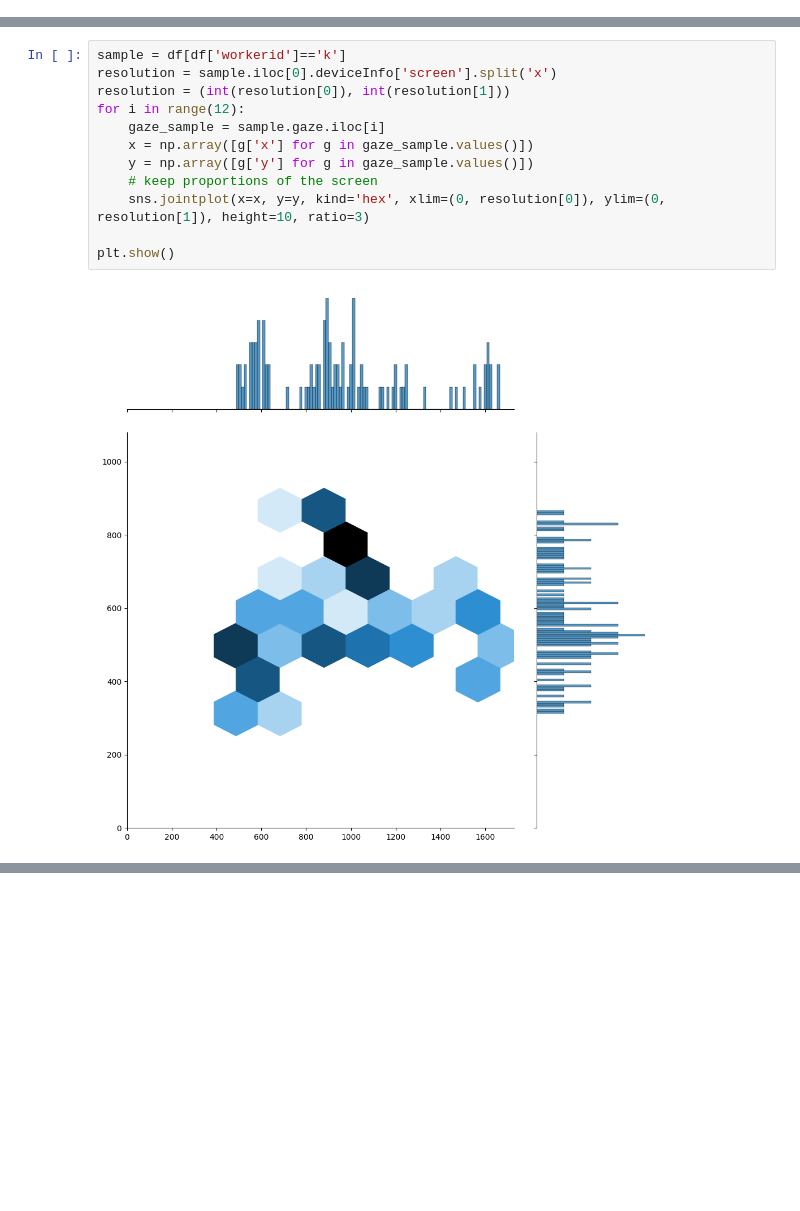
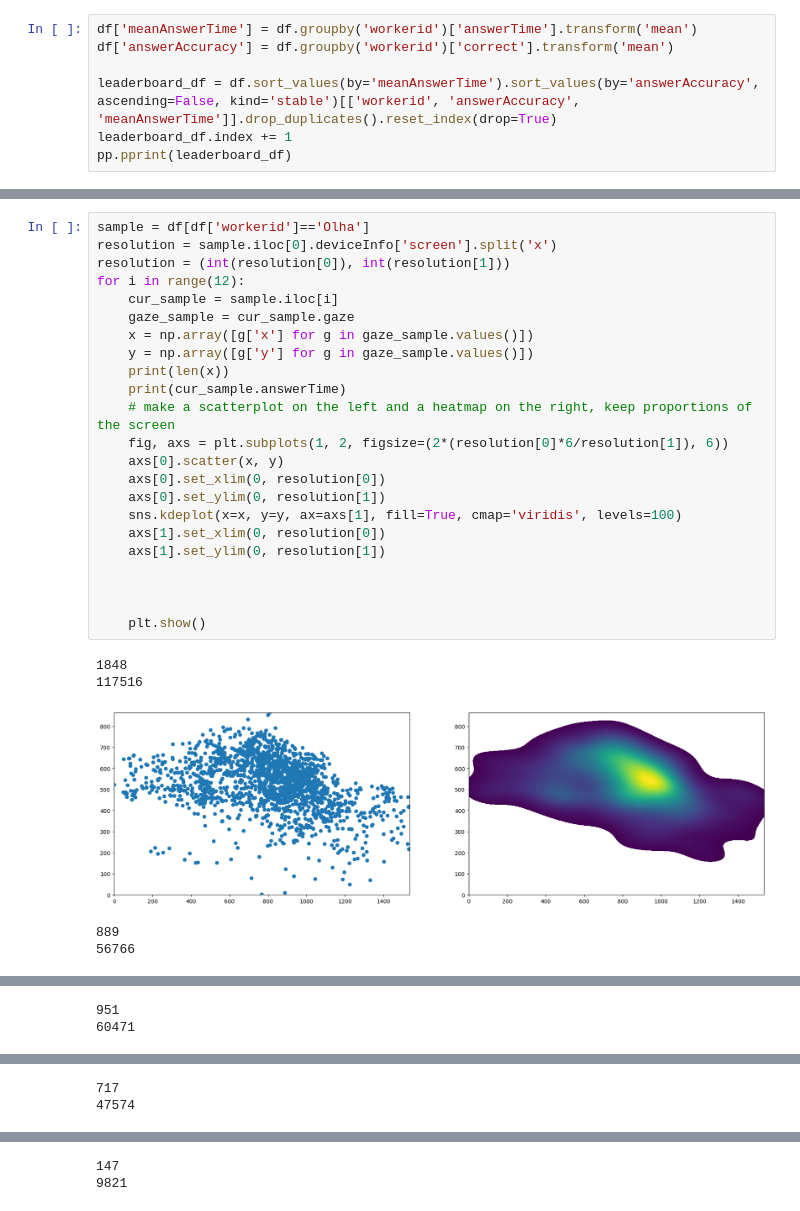
Before and after one commit to GAtemROU/Thesis-Project, a Jupyter notebook: analysis/heatmap_gen.ipynb, the cells around one changed output, grey strips where cells are left out. Saved outputs shown, nothing was run; the diff lists cells and outputs as text; blank space fills up the shorter version.

```diff
--- a/analysis/heatmap_gen.ipynb
+++ b/analysis/heatmap_gen.ipynb
@@ -46,0 +71,7 @@ df
+# %%
+df['meanAnswerTime'] = df.groupby('workerid')['answerTime'].transform('mean')
+df['answerAccuracy'] = df.groupby('workerid')['correct'].transform('mean')
+
+leaderboard_df = df.sort_values(by='meanAnswerTime').sort_values(by='answerAccuracy', ascending=False, kind='stable')[['workerid', 'answerAccuracy', 'meanAnswerTime']].drop_duplicates().reset_index(drop=True)
+leaderboard_df.index += 1
+pp.pprint(leaderboard_df)
@@ -47,14 +87,29 @@ df
 # %%
-sample = df[df['workerid']=='k']
+sample = df[df['workerid']=='Olha']
 resolution = sample.iloc[0].deviceInfo['screen'].split('x')
 resolution = (int(resolution[0]), int(resolution[1]))
 for i in range(12):
-    gaze_sample = sample.gaze.iloc[i]
+    cur_sample = sample.iloc[i]
+    gaze_sample = cur_sample.gaze
     x = np.array([g['x'] for g in gaze_sample.values()])
     y = np.array([g['y'] for g in gaze_sample.values()])
-    # keep proportions of the screen
-    sns.jointplot(x=x, y=y, kind='hex', xlim=(0, resolution[0]), ylim=(0, resolution[1]), height=10, ratio=3)
+    print(len(x))
+    print(cur_sample.answerTime)
+    # make a scatterplot on the left and a heatmap on the right, keep proportions of the screen
+    fig, axs = plt.subplots(1, 2, figsize=(2*(resolution[0]*6/resolution[1]), 6))
+    axs[0].scatter(x, y)
+    axs[0].set_xlim(0, resolution[0])
+    axs[0].set_ylim(0, resolution[1])
+    sns.kdeplot(x=x, y=y, ax=axs[1], fill=True, cmap='viridis', levels=100)
+    axs[1].set_xlim(0, resolution[0])
+    axs[1].set_ylim(0, resolution[1])
 
-plt.show()
+
+
+    plt.show()
 # %% [output]
+1848
+117516
-[figure, old version]
+[figure, new version]
+889
+56766
@@ -61,0 +117,2 @@ plt.show()
+951
+60471
@@ -62,0 +120,2 @@ plt.show()
+717
+47574
@@ -63,0 +123,2 @@ plt.show()
+147
+9821
```
Also changed, not shown: parts of 5 cells of this notebook, 2 other files.
